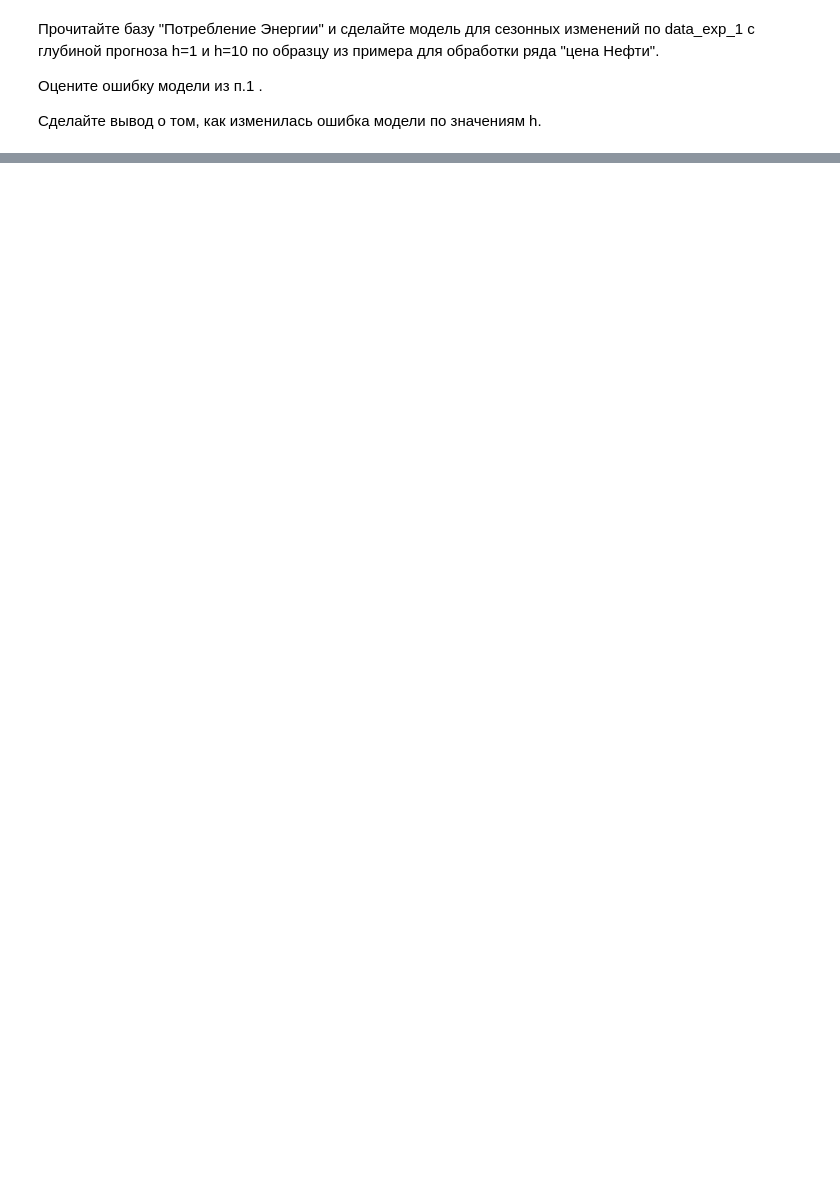
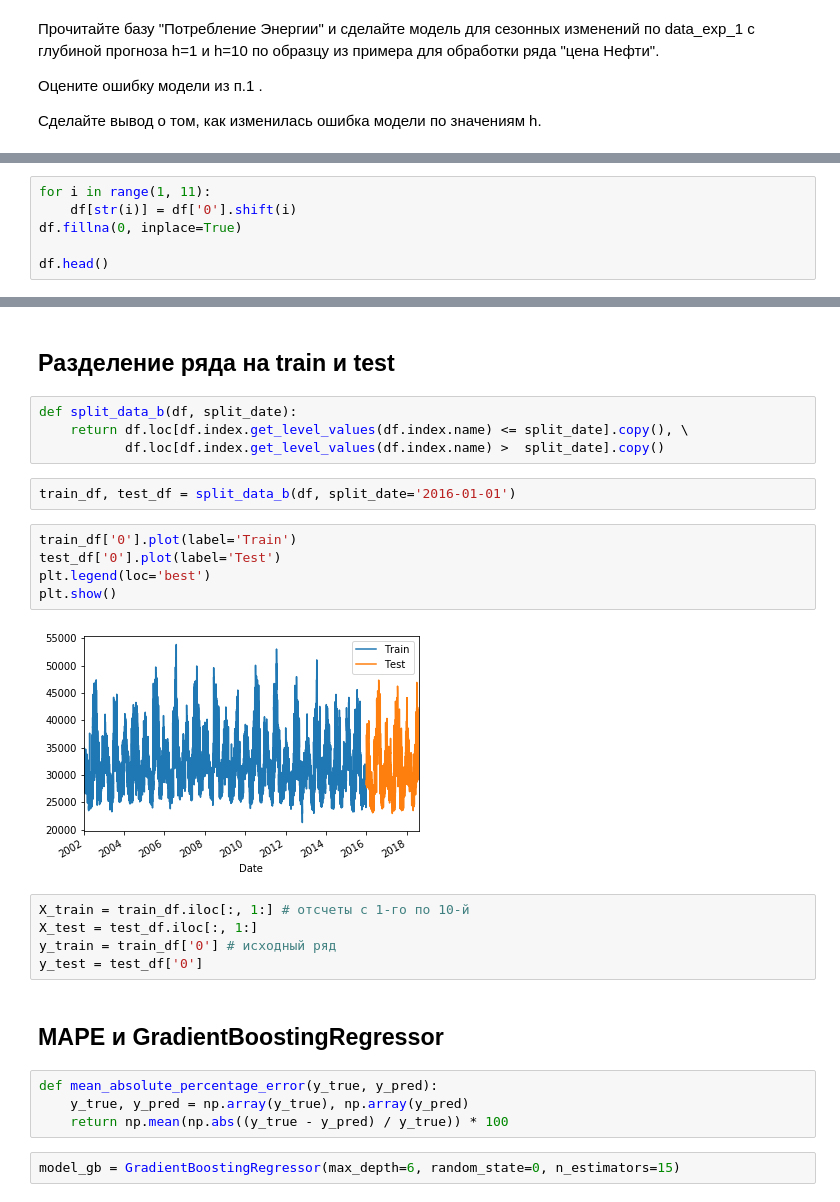
Before and after one commit to Svetorus/Time-Series, a Jupyter notebook: TS_2.ipynb, the cells around one changed output, grey strips where cells are left out. Drawn from its saved outputs; the diff is of its cells as text; blank space fills up the shorter version.

```diff
--- a/TS_2.ipynb
+++ b/TS_2.ipynb
@@ -224,0 +55,6 @@ print('ошибка градиентного бустинга :  ', er_g, '%')
+# %%
+for i in range(1, 11):
+    df[str(i)] = df['0'].shift(i)
+df.fillna(0, inplace=True)
+
+df.head()
@@ -224,0 +69,28 @@ print('ошибка градиентного бустинга :  ', er_g, '%')
+# %% [markdown]
+## Разделение ряда на train и test
+# %%
+def split_data_b(df, split_date):
+    return df.loc[df.index.get_level_values(df.index.name) <= split_date].copy(), \
+           df.loc[df.index.get_level_values(df.index.name) >  split_date].copy()
+# %%
+train_df, test_df = split_data_b(df, split_date='2016-01-01')
+# %%
+train_df['0'].plot(label='Train')
+test_df['0'].plot(label='Test')
+plt.legend(loc='best')
+plt.show()
+# %% [output]
+[figure, added]
+# %%
+X_train = train_df.iloc[:, 1:] # отсчеты с 1-го по 10-й
+X_test = test_df.iloc[:, 1:]
+y_train = train_df['0'] # исходный ряд
+y_test = test_df['0']
+# %% [markdown]
+## MAPE и GradientBoostingRegressor
+# %%
+def mean_absolute_percentage_error(y_true, y_pred):
+    y_true, y_pred = np.array(y_true), np.array(y_pred)
+    return np.mean(np.abs((y_true - y_pred) / y_true)) * 100
+# %%
+model_gb = GradientBoostingRegressor(max_depth=6, random_state=0, n_estimators=15)
```
Also changed, not shown: parts of 32 cells of this notebook.
